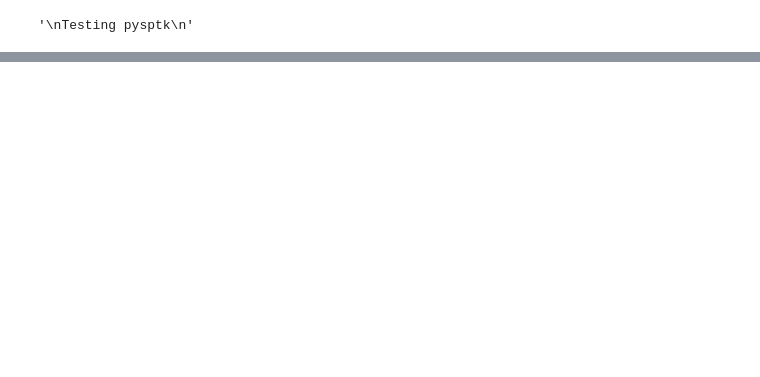
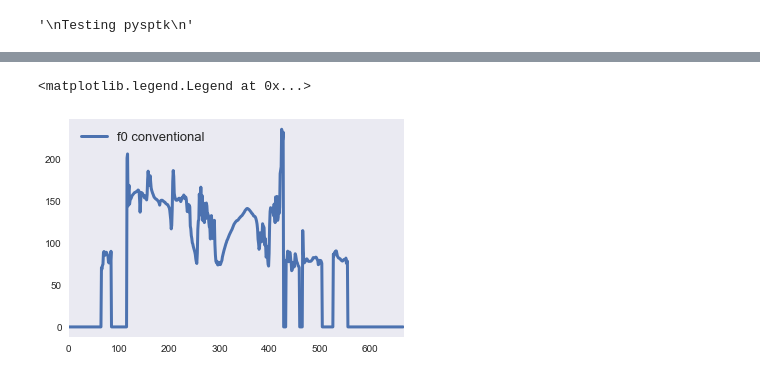
Before and after one commit to Akio-m/evgmm, a Jupyter notebook: test-pysptk-f0.ipynb, the cells around one changed output, grey strips where cells are left out. Cells and saved outputs as stored; diff of their text form; code cells hidden in the pictures; blank space fills up the shorter version.

```diff
--- a/test-pysptk-f0.ipynb
+++ b/test-pysptk-f0.ipynb
@@ -106,3 +107,11 @@ Audio(x, rate=fs)
+# %%
+f0_a, sp_a, ap_a = analyse(x, fs)
+plt.plot(f0_a, linewidth=3, label="f0 conventional")
+plt.xlim(0, len(f0_a))
+plt.legend(prop={'size': 13})
+# %% [output]
+<matplotlib.legend.Legend at 0x...>
+[figure, added]
 # %%
 f0_a, sp_a, ap_a = analyse(x, fs)
 plt.plot(f0_a, linewidth=3, label="f0 conventional")
```
Also changed, not shown: parts of 2 cells of this notebook, 10 other files.
